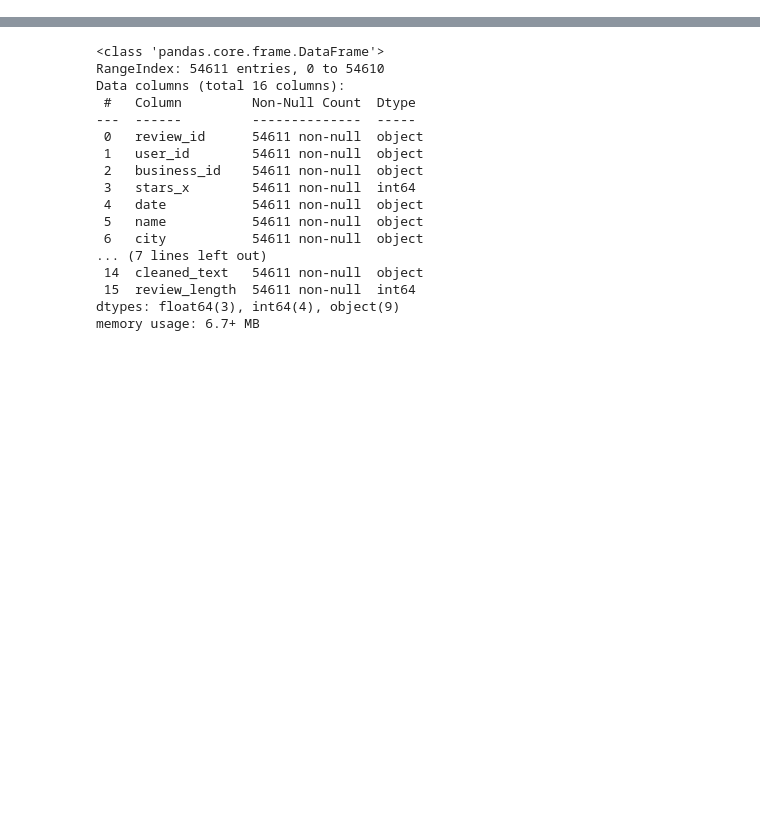
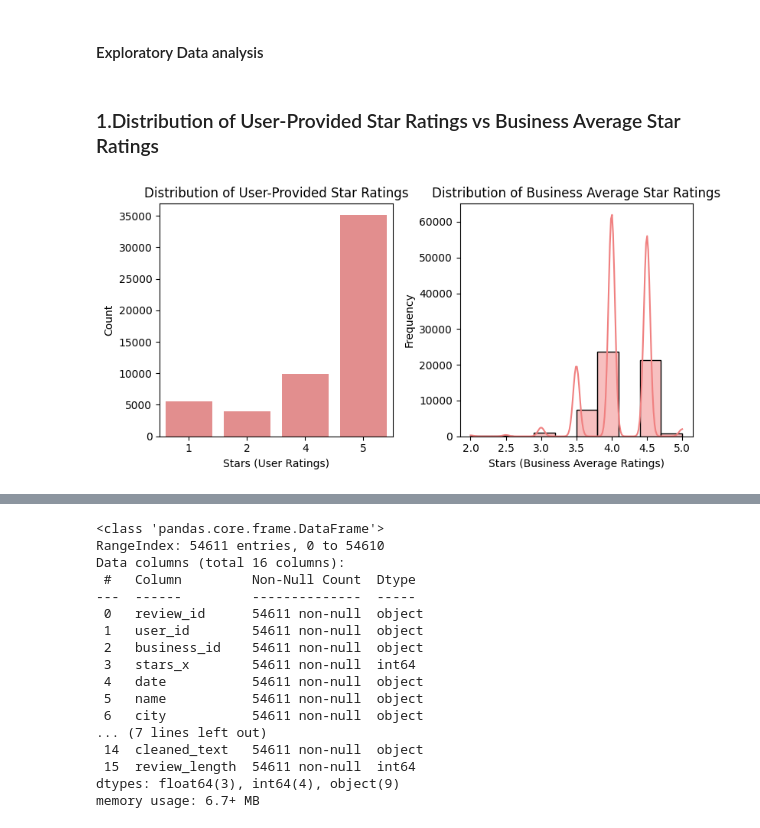
Before and after one commit to rashmic20/Phase5_Project, a Jupyter notebook: Vader_on_Final_LDA_model.ipynb, the cells around one changed output, grey strips where cells are left out. Cells and saved outputs as stored; diff of their text form; code cells hidden in the pictures; blank space fills up the shorter version.

```diff
--- a/Vader_on_Final_LDA_model.ipynb
+++ b/Vader_on_Final_LDA_model.ipynb
@@ -4,0 +26,29 @@
+# %% [markdown]
+#### Exploratory Data analysis
+# %% [markdown]
+ ### 1.Distribution of User-Provided Star Ratings vs Business Average Star Ratings
+# %%
+import matplotlib.pyplot as plt
+import seaborn as sns
+
+plt.figure(figsize=(8, 4))
+red_color = "#F08080"
+
+# Distribution of user-provided star ratings (stars_x)
+plt.subplot(1, 2, 1)
+sns.countplot(x='stars_x', data=df_filtered, color=red_color)
+plt.title('Distribution of User-Provided Star Ratings')
+plt.xlabel('Stars (User Ratings)')
+plt.ylabel('Count')
+
+# Distribution of business average star ratings (stars_y)
+plt.subplot(1, 2, 2)
+sns.histplot(df_filtered['stars_y'], bins=10, kde=True, color=red_color)
+plt.title('Distribution of Business Average Star Ratings')
+plt.xlabel('Stars (Business Average Ratings)')
+plt.ylabel('Frequency')
+
+plt.tight_layout()
+plt.show()
+# %% [output]
+[figure, added]
```
Also changed, not shown: parts of 23 cells of this notebook.
